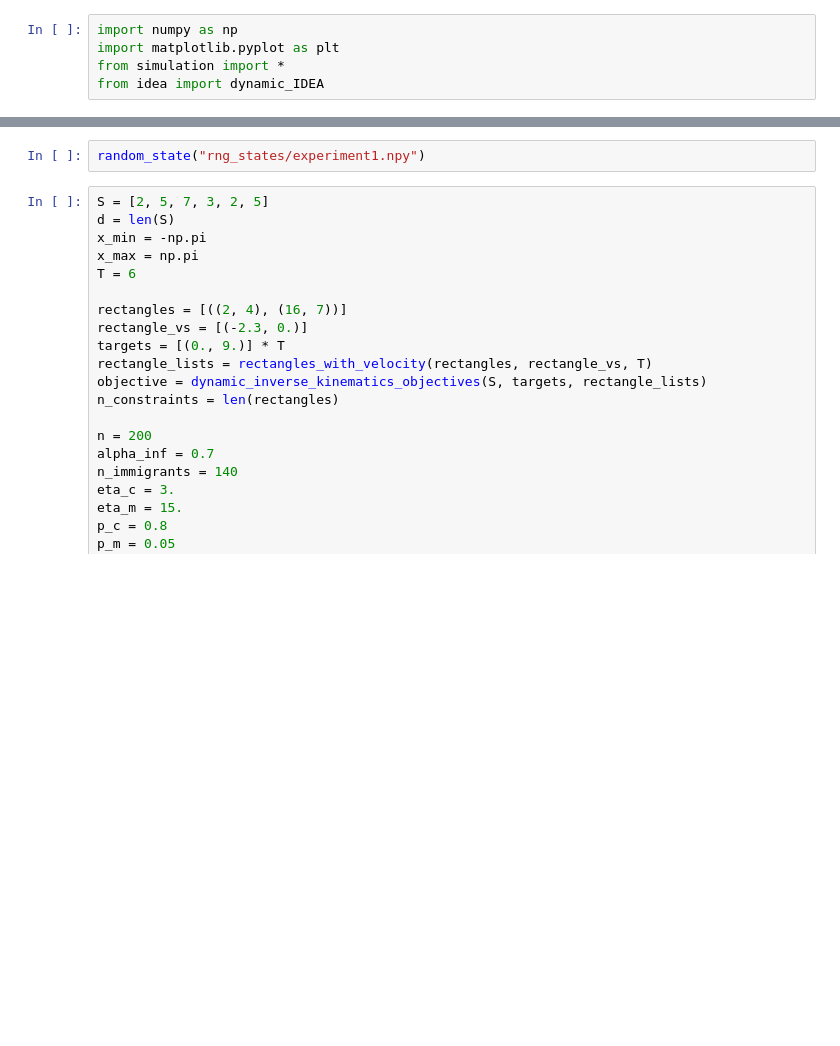
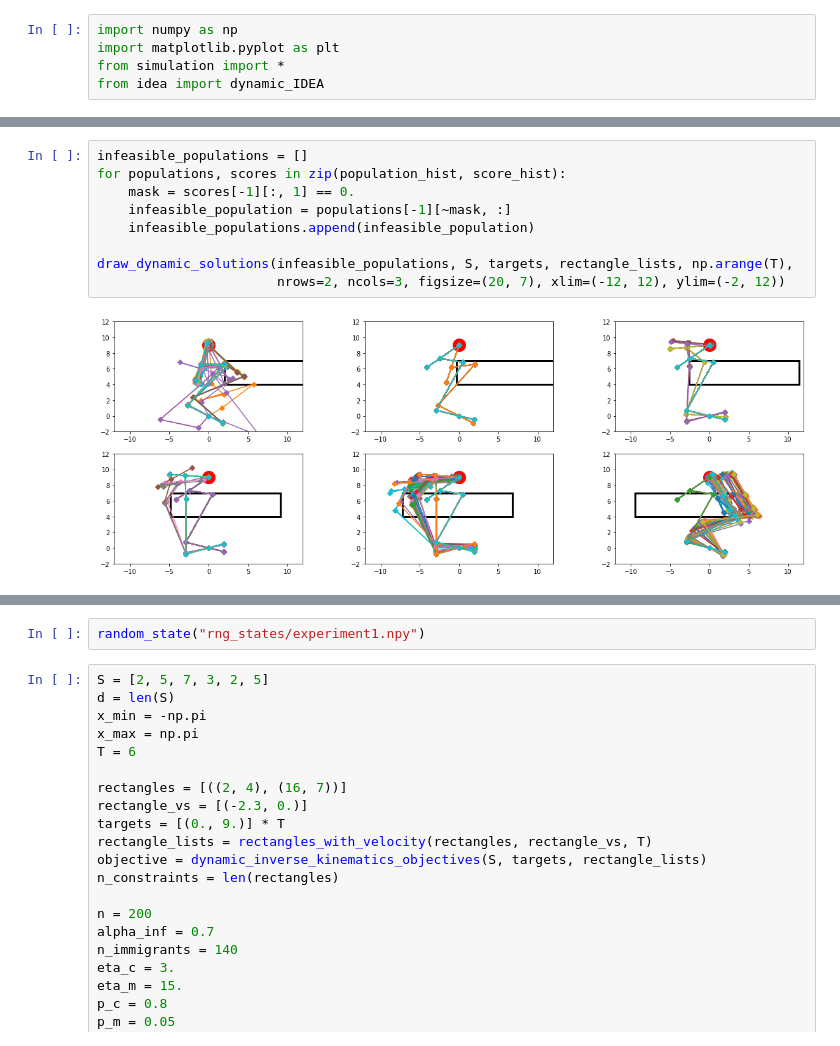
Before and after one commit to JaworWr/Dynamic-inverse-kinematics, a Jupyter notebook: Experiment1.ipynb, the cells around one changed output, grey strips where cells are left out. Cells and saved outputs as stored; diff of their text form; blank space fills up the shorter version.

```diff
--- a/Experiment1.ipynb
+++ b/Experiment1.ipynb
@@ -5,0 +67,11 @@ from idea import dynamic_IDEA
+# %%
+infeasible_populations = []
+for populations, scores in zip(population_hist, score_hist):
+    mask = scores[-1][:, 1] == 0.
+    infeasible_population = populations[-1][~mask, :]
+    infeasible_populations.append(infeasible_population)
+
+draw_dynamic_solutions(infeasible_populations, S, targets, rectangle_lists, np.arange(T),
+                       nrows=2, ncols=3, figsize=(20, 7), xlim=(-12, 12), ylim=(-2, 12))
+# %% [output]
+[figure, added]
```
Also changed, not shown: parts of 9 cells of this notebook, 4 other files.
